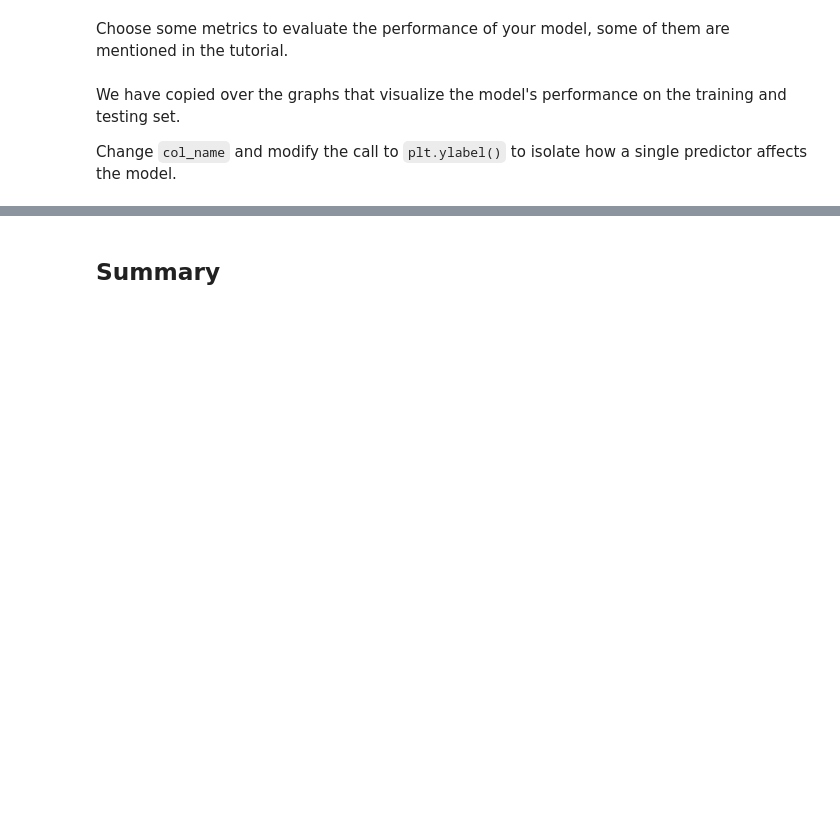
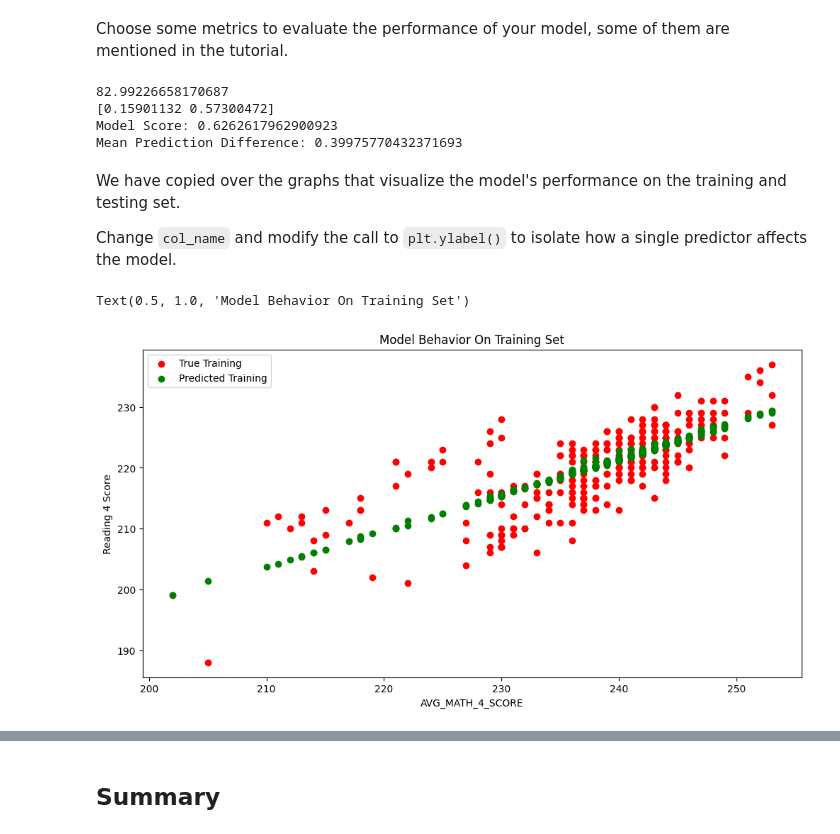
Before and after one commit to mal1kova/MDST-Tutorial, a Jupyter notebook: tutorial1/checkpoint1.ipynb, the cells around one changed output, grey strips where cells are left out. Saved outputs shown, nothing was run; the diff lists cells and outputs as text; code cells hidden in the pictures; blank space fills up the shorter version.

```diff
--- a/tutorial1/checkpoint1.ipynb
+++ b/tutorial1/checkpoint1.ipynb
@@ -140,6 +183,10 @@ from sklearn.model_selection import train_test_split
+# %%
+X = df[['INSTRUCTION_EXPENDITURE_PER_STUDENT','AVG_MATH_4_SCORE']].dropna()
+y = df.loc[X.index]['AVG_READING_4_SCORE']
+
+y.fillna(y.median(), inplace=True)
 # %%
-# X_train, X_test, y_train, y_test = train_test_split(
-#      X, y, test_size=, random_state=42)
+X_train, X_test, y_train, y_test = train_test_split(X, y, test_size=0.3, random_state=42)
 # %% [markdown]
 <h2> Prediction </h2>
 # %% [markdown]
@@ -149,5 +197,5 @@ ML Models [Resource](https://medium.com/@vijaya.beeravalli/comparison-of-machine
 # %%
 # create your model here
-# model =
+model = LinearRegression()
 # %%
 model.fit(X_train, y_train)
@@ -157,19 +207,37 @@ y_pred = model.predict(X_test)
 ## Evaluation
 # %% [markdown]
 Choose some metrics to evaluate the performance of your model, some of them are mentioned in the tutorial.
+# %%
+print(model.intercept_)
+print(model.coef_)
+
+R2 = model.score(X_test, y_test)
+
+mean_error = np.mean(model.predict(X_test)-y_test)
+
+print(f'Model Score: {R2}')
+print(f'Mean Prediction Difference: {mean_error}')
+# %% [output]
+82.99226658170687
+[0.15901132 0.57300472]
+Model Score: 0.6262617962900923
+Mean Prediction Difference: 0.39975770432371693
 # %% [markdown]
 We have copied over the graphs that visualize the model's performance on the training and testing set.
 
 Change `col_name` and modify the call to `plt.ylabel()` to isolate how a single predictor affects the model.
 # %%
-# col_name = 'COLUMN NAME OF ONE PREDICTOR'
+col_name = 'AVG_MATH_4_SCORE'
 
-# f = plt.figure(figsize=(12,6))
-# plt.scatter(X_train[col_name], y_train, color = "red")
-# plt.scatter(X_train[col_name], model.predict(X_train), color = "green")
+f = plt.figure(figsize=(12,6))
+plt.scatter(X_train[col_name], y_train, color = "red")
+plt.scatter(X_train[col_name], model.predict(X_train), color = "green")
 
-# plt.legend(['True Training','Predicted Training'])
-# plt.xlabel(col_name)
-# plt.ylabel('NAME OF THE PREDICTOR')
-# plt.title("Model Behavior On Training Set")
+plt.legend(['True Training','Predicted Training'])
+plt.xlabel(col_name)
+plt.ylabel('Reading 4 Score')
+plt.title("Model Behavior On Training Set")
+# %% [output]
+Text(0.5, 1.0, 'Model Behavior On Training Set')
+[figure, added]
 # %%
```
Also changed, not shown: parts of 17 cells of this notebook.
